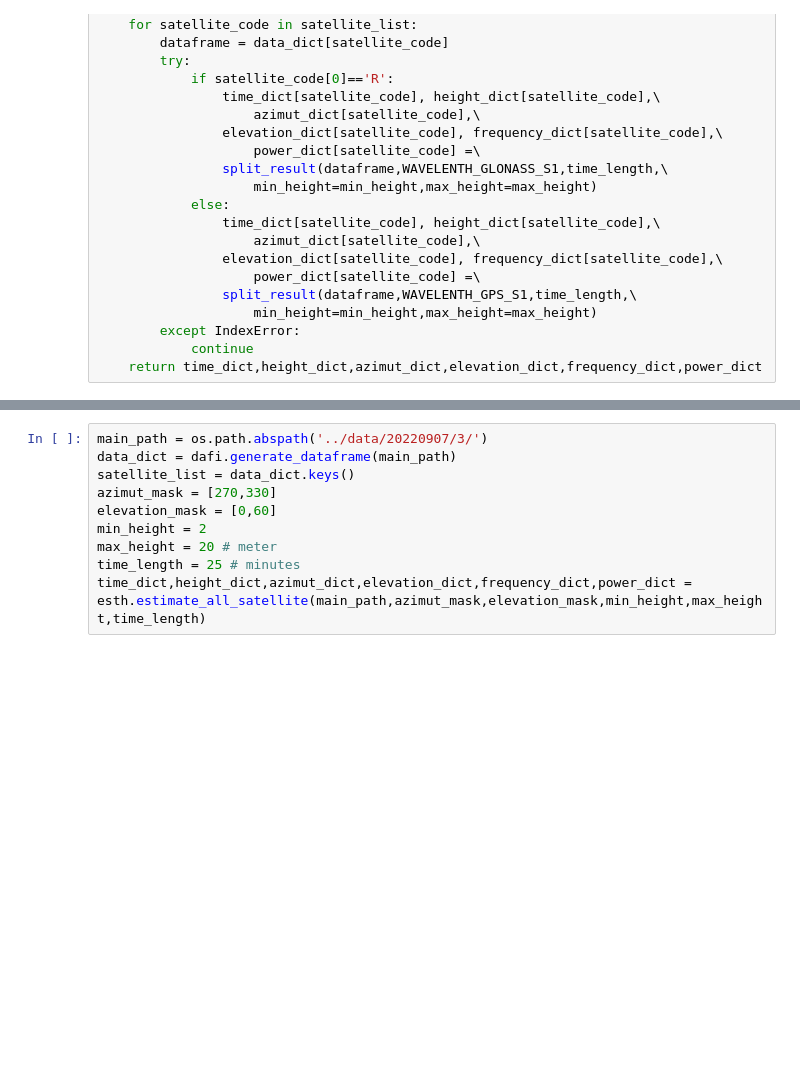
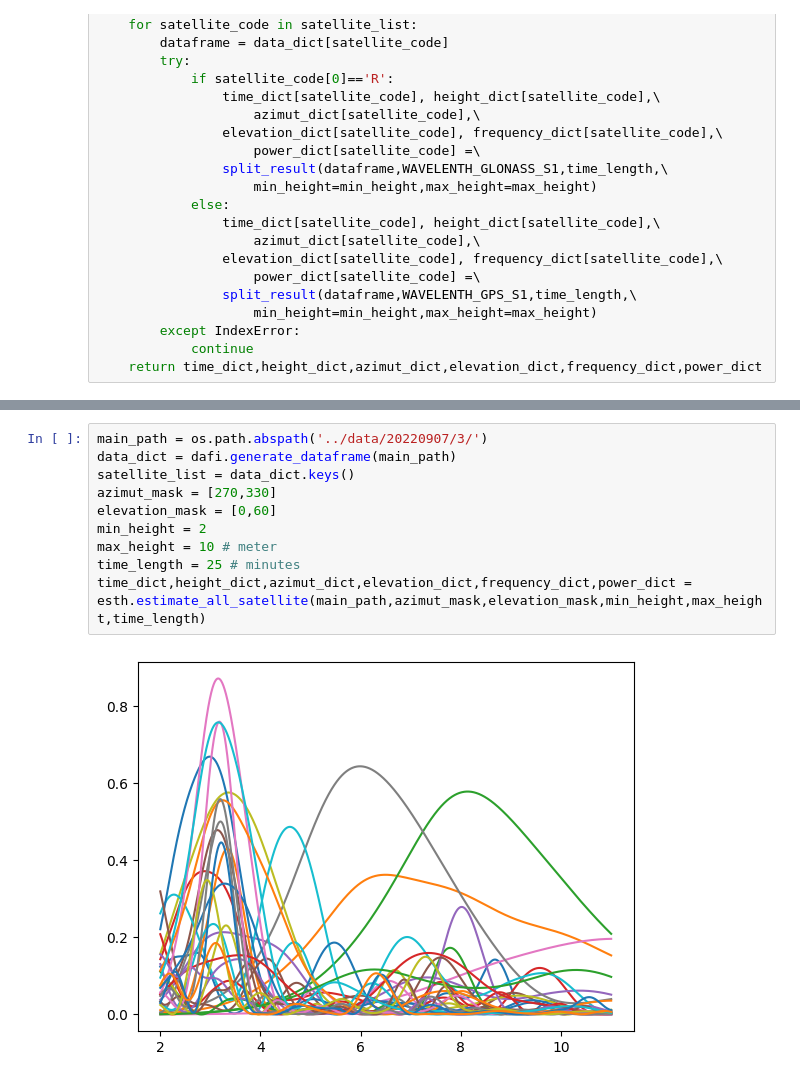
Before and after one commit to ziqing97/gnss_ir_analyze, a Jupyter notebook: src/test_lsp_possibility.ipynb, the cells around one changed output, grey strips where cells are left out. Saved outputs shown, nothing was run; the diff lists cells and outputs as text; blank space fills up the shorter version.

```diff
--- a/src/test_lsp_possibility.ipynb
+++ b/src/test_lsp_possibility.ipynb
@@ -220,13 +213,15 @@ plt.xlabel('elevation')
 # %%
 main_path = os.path.abspath('../data/20220907/3/')
 data_dict = dafi.generate_dataframe(main_path)
 satellite_list = data_dict.keys()
 azimut_mask = [270,330]
 elevation_mask = [0,60]
 min_height = 2
-max_height = 20 # meter
+max_height = 10 # meter
 time_length = 25 # minutes
 time_dict,height_dict,azimut_dict,elevation_dict,frequency_dict,power_dict = esth.estimate_all_satellite(main_path,azimut_mask,elevation_mask,min_height,max_height,time_length)
+# %% [output]
+[figure, added]
 # %%
 for satellite_code in time_dict:
     for i,_ in enumerate(elevation_dict[satellite_code]):
```
Also changed, not shown: parts of 13 cells of this notebook.
